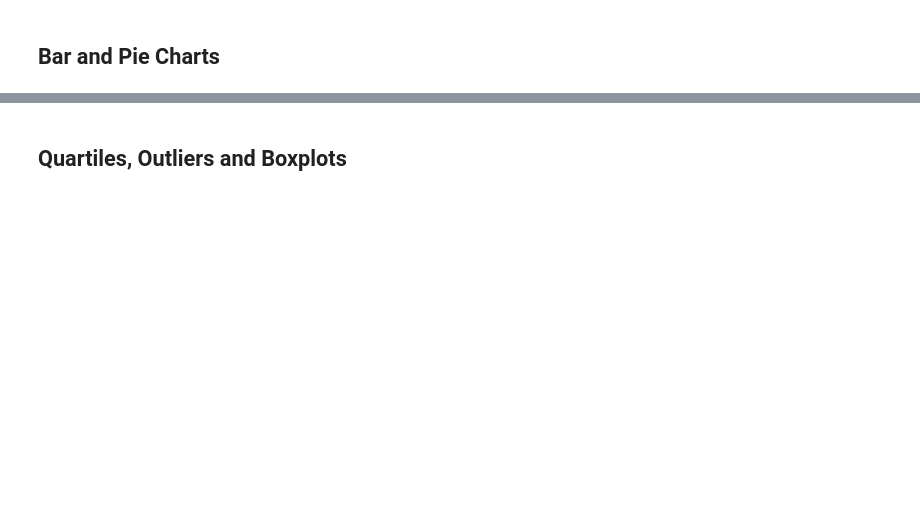
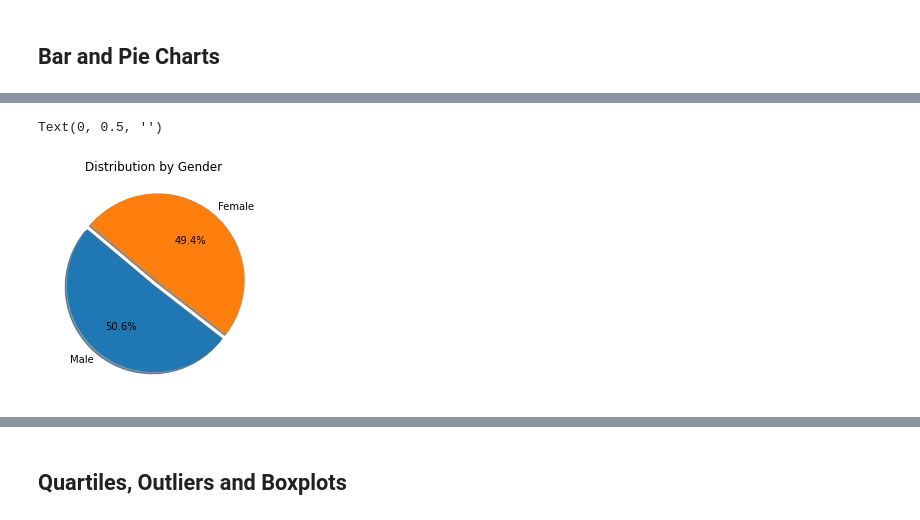
Before and after one commit to mtamrakar656/pymaceuticals, a Jupyter notebook: pymaceuticals.ipynb, the cells around one changed output, grey strips where cells are left out. Cells and saved outputs as stored; diff of their text form; code cells hidden in the pictures; blank space fills up the shorter version.

```diff
--- a/pymaceuticals.ipynb
+++ b/pymaceuticals.ipynb
@@ -109,0 +167,15 @@ count_tmpnt =
+# %%
+# Generate a pie plot showing the distribution of female versus male mice using Pandas
+
+# Assign explode
+explode = (0, 0.07)
+
+# Create a dataframe based on gender
+mice_group = mouse_study['Sex'].value_counts()
+
+# Generate a pie plot based on the
+mice_pie_plot = mice_group.plot(kind="pie", explode = explode, autopct = '%1.1f%%', startangle = 140, shadow = True, title='Distribution by Gender')
+mice_pie_plot.set_ylabel('')
+# %% [output]
+Text(0, 0.5, '')
+[figure, added]
```
Also changed, not shown: parts of 12 cells of this notebook, 1 other file.
